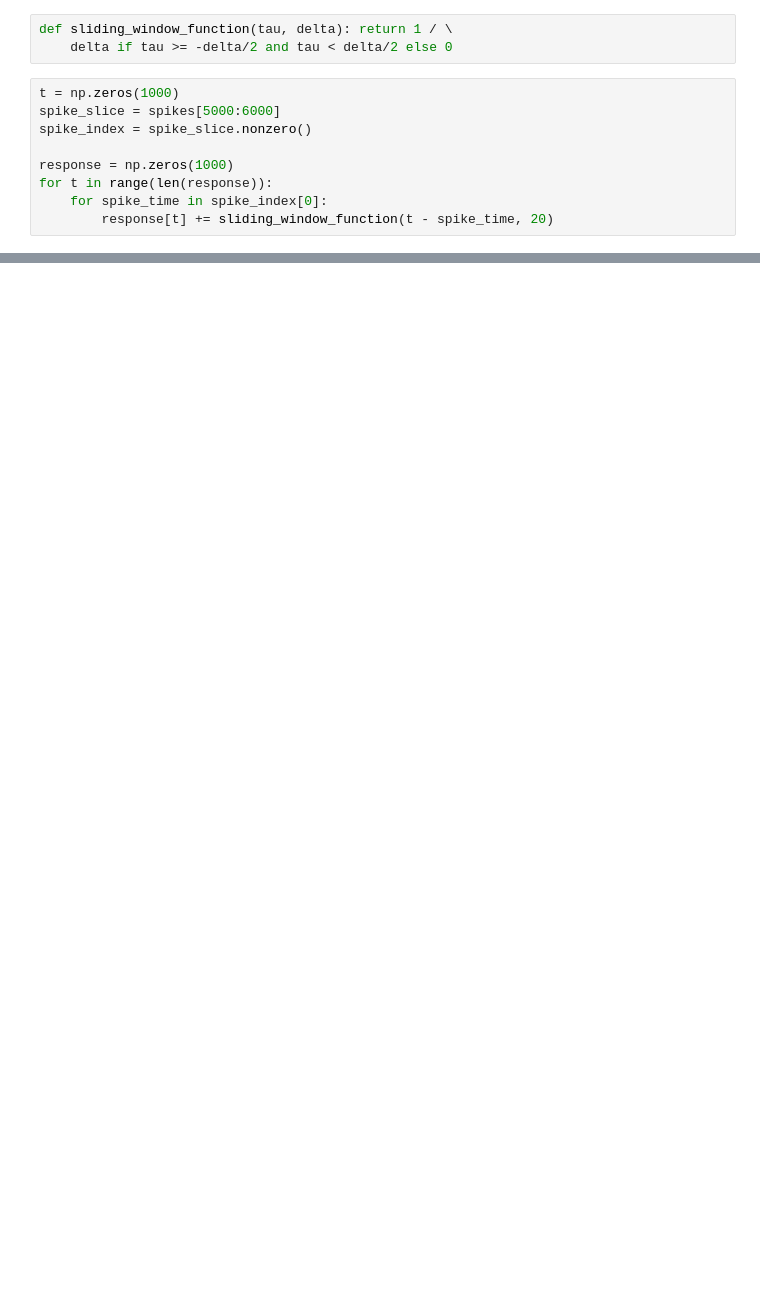
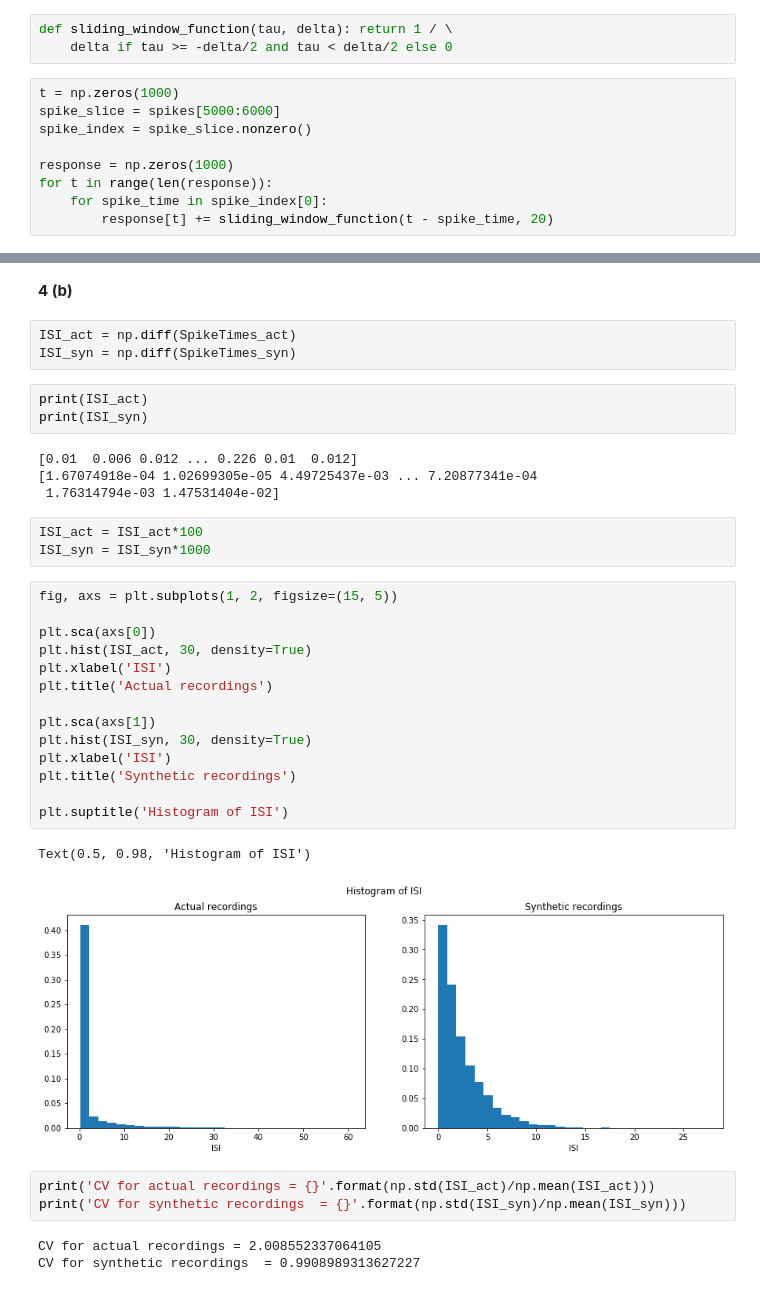
Before and after one commit to SudeshnaBora/aand_numerical, a Jupyter notebook: Assignment 04.ipynb, the cells around one changed output, grey strips where cells are left out. Drawn from its saved outputs; the diff is of its cells as text; blank space fills up the shorter version.

```diff
--- a/Assignment 04.ipynb
+++ b/Assignment 04.ipynb
@@ -107,0 +163,38 @@ plt.show()
+# %% [markdown]
+**4 (b)**
+# %%
+ISI_act = np.diff(SpikeTimes_act)
+ISI_syn = np.diff(SpikeTimes_syn)
+# %%
+print(ISI_act)
+print(ISI_syn)
+# %% [output]
+[0.01  0.006 0.012 ... 0.226 0.01  0.012]
+[1.67074918e-04 1.02699305e-05 4.49725437e-03 ... 7.20877341e-04
+ 1.76314794e-03 1.47531404e-02]
+# %%
+ISI_act = ISI_act*100
+ISI_syn = ISI_syn*1000
+# %%
+fig, axs = plt.subplots(1, 2, figsize=(15, 5))
+
+plt.sca(axs[0])
+plt.hist(ISI_act, 30, density=True)
+plt.xlabel('ISI')
+plt.title('Actual recordings')
+
+plt.sca(axs[1])
+plt.hist(ISI_syn, 30, density=True)
+plt.xlabel('ISI')
+plt.title('Synthetic recordings')
+
+plt.suptitle('Histogram of ISI')
+# %% [output]
+Text(0.5, 0.98, 'Histogram of ISI')
+[figure, added]
+# %%
+print('CV for actual recordings = {}'.format(np.std(ISI_act)/np.mean(ISI_act)))
+print('CV for synthetic recordings  = {}'.format(np.std(ISI_syn)/np.mean(ISI_syn)))
+# %% [output]
+CV for actual recordings = 2.008552337064105
+CV for synthetic recordings  = 0.9908989313627227
```
Also changed, not shown: parts of 14 cells of this notebook, 2 other files.
